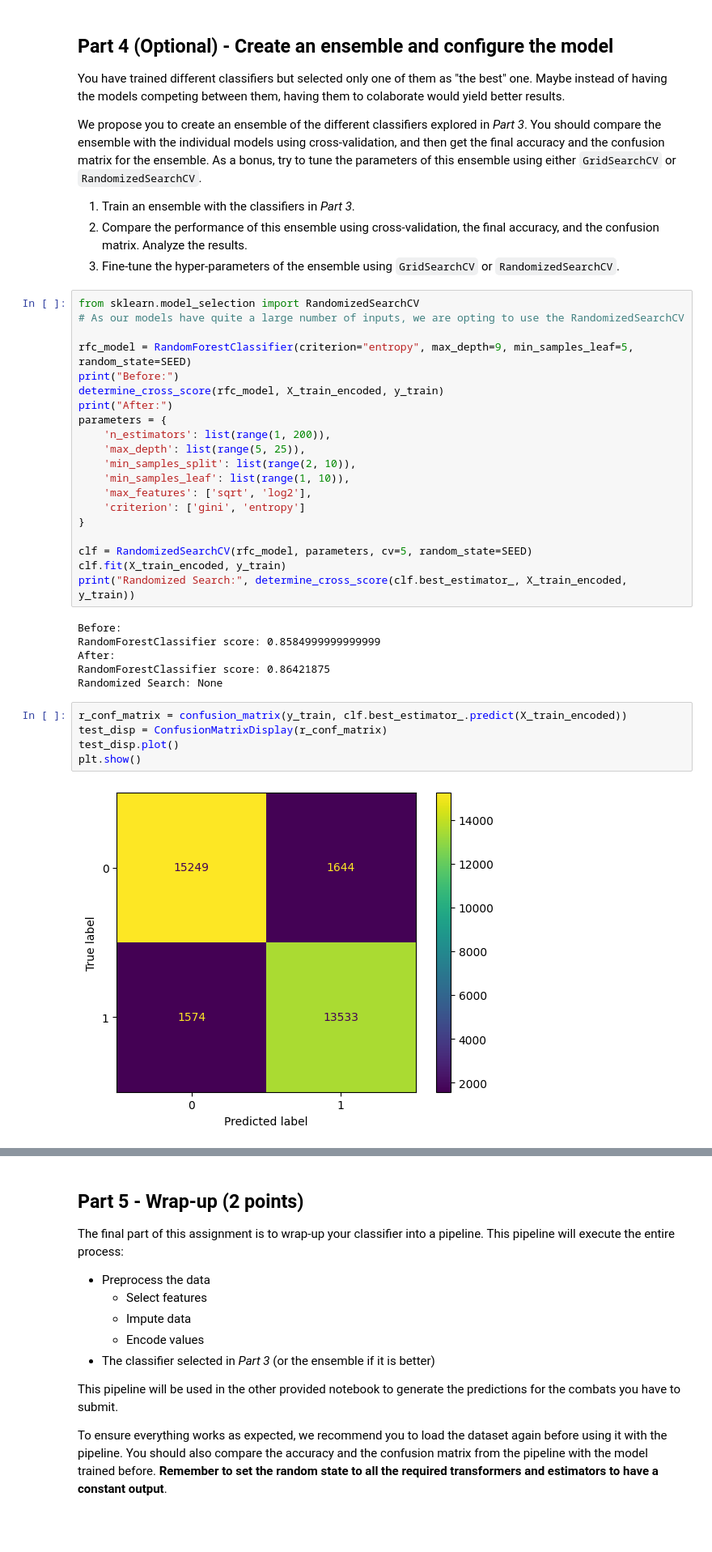
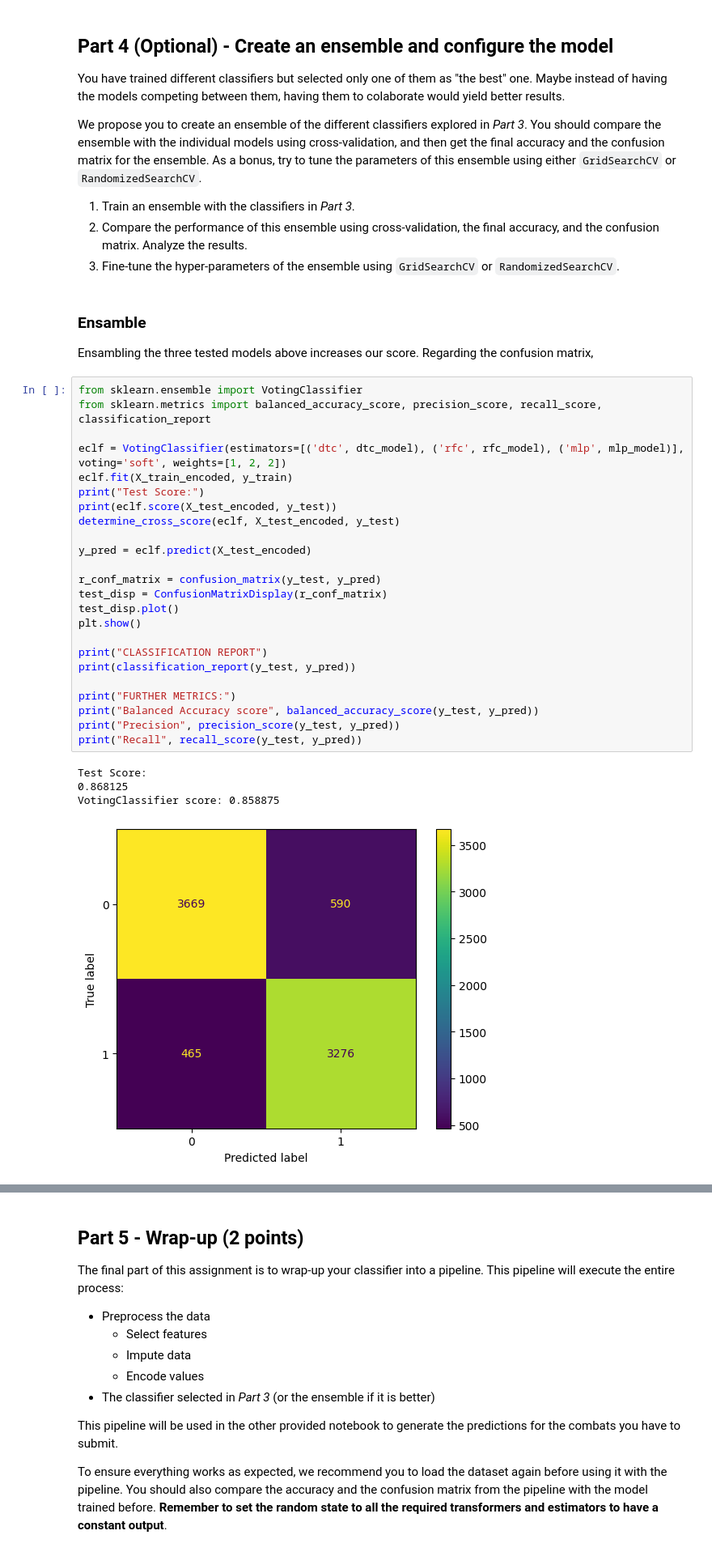
Before and after one commit to josalhor/si-pokemon, a Jupyter notebook: pokemon_basic-ml.ipynb, the cells around one changed output, grey strips where cells are left out. Shown at 81% size. Cells and saved outputs as stored; diff of their text form; blank space fills up the shorter version.

```diff
--- a/pokemon_basic-ml.ipynb
+++ b/pokemon_basic-ml.ipynb
@@ -656,36 +759,36 @@ As a bonus, try to tune the parameters of this ensemble using either `GridSearch
 1. Train an ensemble with the classifiers in *Part 3*.
 2. Compare the performance of this ensemble using cross-validation, the final accuracy, and the confusion matrix. Analyze the results.
 3. Fine-tune the hyper-parameters of the ensemble using `GridSearchCV` or `RandomizedSearchCV`.
-# %%
-from sklearn.model_selection import RandomizedSearchCV
-# As our models have quite a large number of inputs, we are opting to use the RandomizedSearchCV
-
-rfc_model = RandomForestClassifier(criterion="entropy", max_depth=9, min_samples_leaf=5, random_state=SEED)
-print("Before:")
-determine_cross_score(rfc_model, X_train_encoded, y_train)
-print("After:")
-parameters = {
-    'n_estimators': list(range(1, 200)),
-    'max_depth': list(range(5, 25)),
-    'min_samples_split': list(range(2, 10)),
-    'min_samples_leaf': list(range(1, 10)),
-    'max_features': ['sqrt', 'log2'],
-    'criterion': ['gini', 'entropy']
-}
-
-clf = RandomizedSearchCV(rfc_model, parameters, cv=5, random_state=SEED)
-clf.fit(X_train_encoded, y_train)
-print("Randomized Search:", determine_cross_score(clf.best_estimator_, X_train_encoded, y_train))
-# %% [output]
-Before:
-RandomForestClassifier score: 0.8584999999999999
-After:
-RandomForestClassifier score: 0.86421875
-Randomized Search: None
-# %%
-r_conf_matrix = confusion_matrix(y_train, clf.best_estimator_.predict(X_train_encoded))
-test_disp = ConfusionMatrixDisplay(r_conf_matrix)
-test_disp.plot()
-plt.show()
-# %% [output]
-[figure, removed]
+# %% [markdown]
+### Ensamble
+Ensambling the three tested models above increases our score.
+Regarding the confusion matrix,
+# %%
+from sklearn.ensemble import VotingClassifier
+from sklearn.metrics import balanced_accuracy_score, precision_score, recall_score, classification_report
+
+eclf = VotingClassifier(estimators=[('dtc', dtc_model), ('rfc', rfc_model), ('mlp', mlp_model)], voting='soft', weights=[1, 2, 2])
+eclf.fit(X_train_encoded, y_train)
+print("Test Score:")
+print(eclf.score(X_test_encoded, y_test))
+determine_cross_score(eclf, X_test_encoded, y_test)
+
+y_pred = eclf.predict(X_test_encoded)
+
+r_conf_matrix = confusion_matrix(y_test, y_pred)
+test_disp = ConfusionMatrixDisplay(r_conf_matrix)
+test_disp.plot()
+plt.show()
+
+print("CLASSIFICATION REPORT")
+print(classification_report(y_test, y_pred))
+
+print("FURTHER METRICS:")
+print("Balanced Accuracy score", balanced_accuracy_score(y_test, y_pred))
+print("Precision", precision_score(y_test, y_pred))
+print("Recall", recall_score(y_test, y_pred))
+# %% [output]
+Test Score:
+0.868125
+VotingClassifier score: 0.858875
+[figure, added]
```
Also changed, not shown: parts of 26 cells of this notebook.
